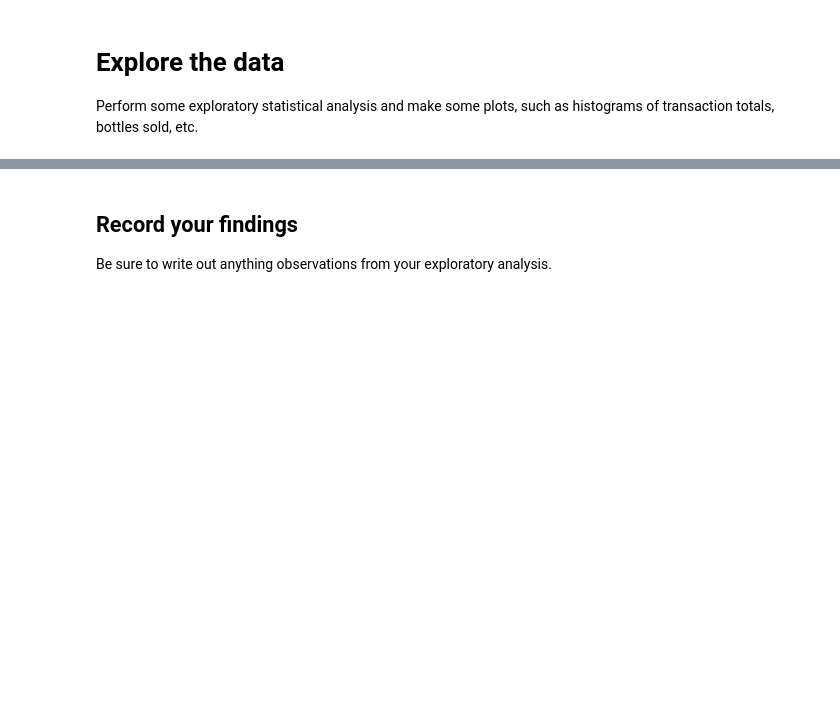
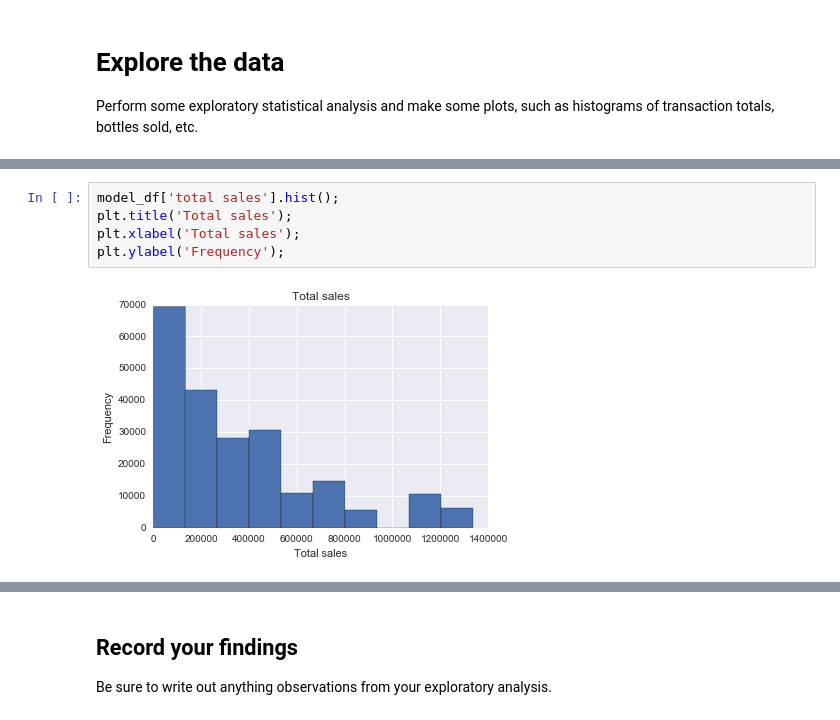
Before and after one commit to spockl/ga-dsi-1, a Jupyter notebook: projects/projects-weekly/project-03/starter-code/project-3-jocelyn-ong.ipynb, the cells around one changed output, grey strips where cells are left out. Drawn from its saved outputs; the diff is of its cells as text; blank space fills up the shorter version.

```diff
--- a/projects/projects-weekly/project-03/starter-code/project-3-jocelyn-ong.ipynb
+++ b/projects/projects-weekly/project-03/starter-code/project-3-jocelyn-ong.ipynb
@@ -467,0 +270,7 @@ plt.scatter(predicted, y)
+# %%
+model_df['total sales'].hist();
+plt.title('Total sales');
+plt.xlabel('Total sales');
+plt.ylabel('Frequency');
+# %% [output]
+[figure, added]
```
Also changed, not shown: parts of 135 cells of this notebook, 4 other files.
